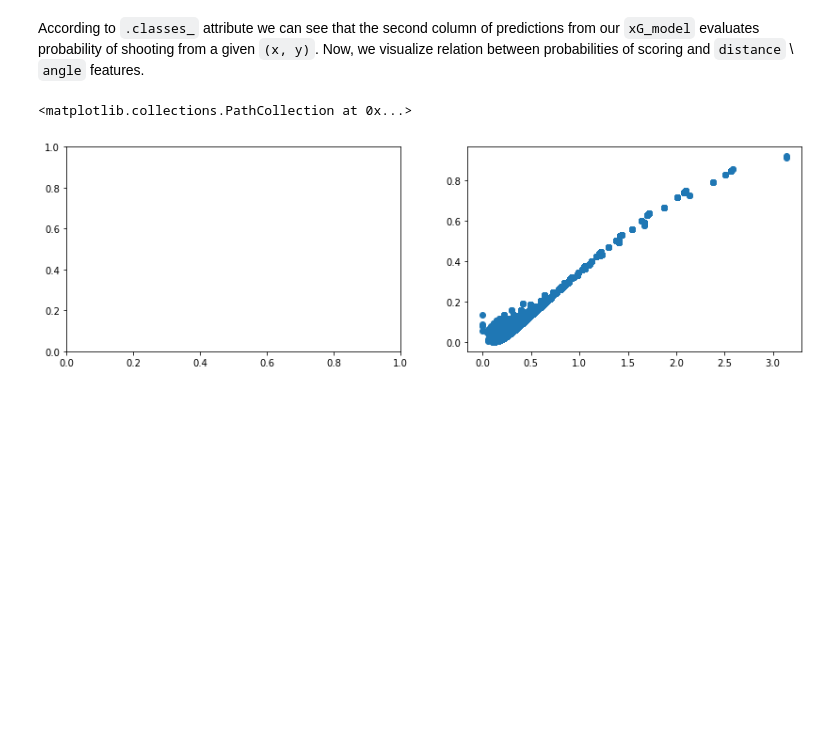
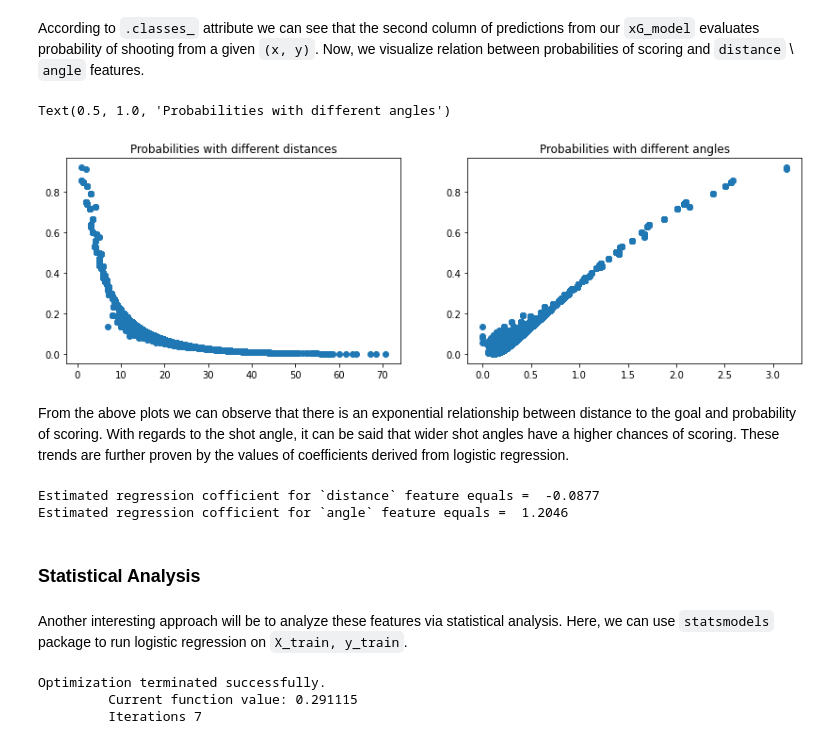
Before and after one commit to faridmusayev/Expected_Goals_Model, a Jupyter notebook: building_model.ipynb, the cells around one changed output. Drawn from its saved outputs; the diff is of its cells as text; code cells hidden in the pictures; blank space fills up the shorter version.

```diff
--- a/building_model.ipynb
+++ b/building_model.ipynb
@@ -192,7 +192,21 @@ According to `.classes_` attribute we can see that the second column of predicti
 # %%
 fig, ax = plt.subplots(nrows = 1, ncols = 2, figsize = (14, 4))
 ax[0].scatter(X_train['distance'], scoring_probs)
+ax[0].set_title('Probabilities with different distances')
 ax[1].scatter(X_train['angle'], scoring_probs)
+ax[1].set_title('Probabilities with different angles')
 # %% [output]
-<matplotlib.collections.PathCollection at 0x...>
+Text(0.5, 1.0, 'Probabilities with different angles')
-[figure, old version]
+[figure, new version]
+# %% [markdown]
+From the above plots we can observe that there is an exponential relationship between distance to the goal and probability of scoring. With regards to the shot angle, it can be said that wider shot angles have a higher chances of scoring. These trends are further proven by the values of coefficients derived from logistic regression.
+# %%
+print("Estimated regression cofficient for `distance` feature equals = ", xG_model.coef_[0][0].round(decimals = 4))
+print("Estimated regression cofficient for `angle` feature equals = ", xG_model.coef_[0][1].round(decimals = 4))
+# %% [output]
+Estimated regression cofficient for `distance` feature equals =  -0.0877
+Estimated regression cofficient for `angle` feature equals =  1.2046
+# %% [markdown]
+### Statistical Analysis
+# %% [markdown]
+Another interesting approach will be to analyze these features via statistical analysis. Here, we can use `statsmodels` package to run logistic regression on `X_train, y_train`.
@@ -198,0 +215,9 @@ ax[1].scatter(X_train['angle'], scoring_probs)
+# %%
+import statsmodels.formula.api as smf
+
+# run model
+logreg_model = smf.logit(formula = "outcome ~ distance + angle", data = df_train).fit()
+# %% [output]
+Optimization terminated successfully.
+         Current function value: 0.291115
+         Iterations 7
```
Also changed, not shown: parts of 33 cells of this notebook.
